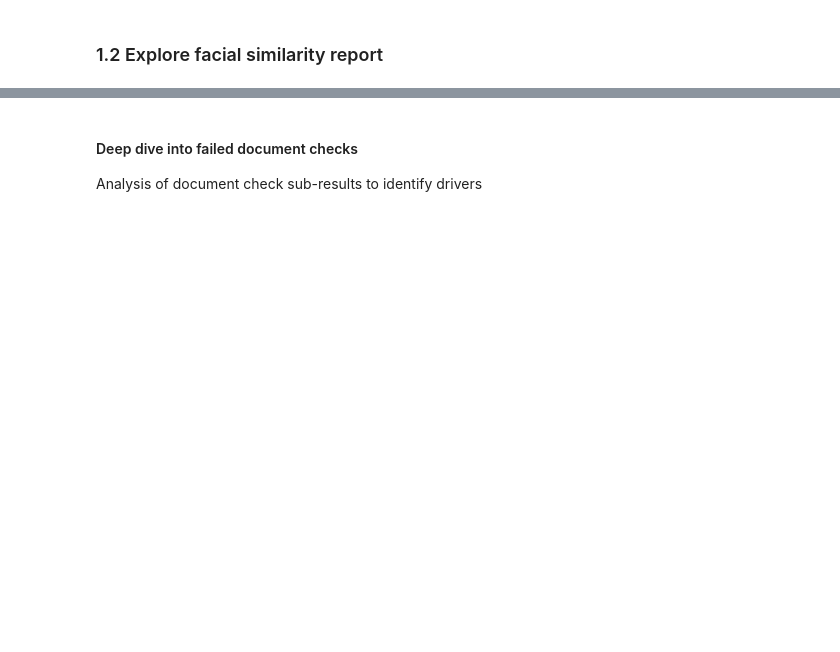
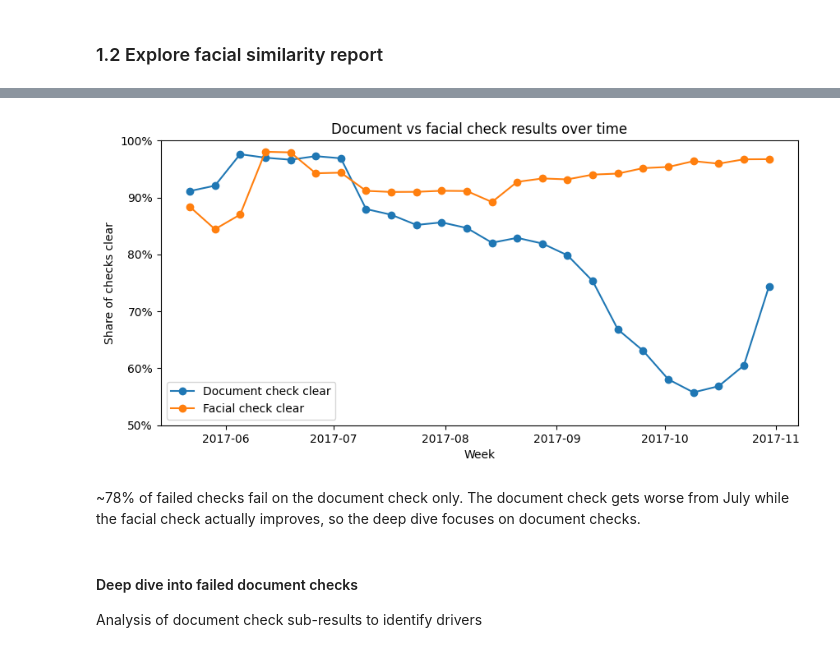
Before and after one commit to LaszloCodes/kyc_analysis, a Jupyter notebook: kyc_analysis.ipynb, the cells around one changed output, grey strips where cells are left out. Cells and saved outputs as stored; diff of their text form; code cells hidden in the pictures; blank space fills up the shorter version.

```diff
--- a/kyc_analysis.ipynb
+++ b/kyc_analysis.ipynb
@@ -492,0 +240,2 @@ plt.show()
+# %%
+required_tests = combined_check_results[combined_check_results['necessary_check'] == 1]
@@ -493,3 +326,25 @@ plt.show()
+# %%
+weekly_results = required_tests.groupby('week').agg(
+    total_check_count=('kyc_pass', 'count'),
+    doc_check_fail=('doc_check_fail', 'mean'),
+    facial_check_fail=('facial_check_fail', 'mean')
+).reset_index()
+# %%
+plt.figure(figsize=(10, 4.5))
+plt.plot(weekly_results['week'], 1 - weekly_results['doc_check_fail'], marker='o', label='Document check clear')
+plt.plot(weekly_results['week'], 1 - weekly_results['facial_check_fail'], marker='o', label='Facial check clear')
+plt.gca().yaxis.set_major_formatter(PercentFormatter(1.0))
+plt.ylim(0.5, 1)
+plt.xlabel('Week')
+plt.ylabel('Share of checks clear')
+plt.title('Document vs facial check results over time')
+plt.legend()
+plt.savefig('images/doc_vs_facial.png', dpi=150, bbox_inches='tight')
+plt.show()
+# %% [output]
+[figure, added]
+# %% [markdown]
+~78% of failed checks fail on the document check only. The document check gets worse from July while the facial check actually improves, so the deep dive focuses on document checks.
 # %% [markdown]
 #### Deep dive into failed document checks
 Analysis of document check sub-results to identify drivers
```
Also changed, not shown: parts of 216 cells of this notebook.
